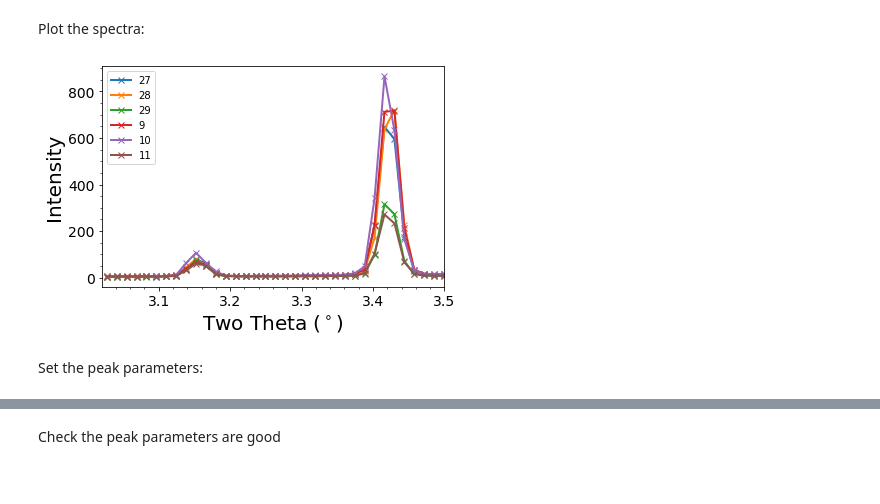
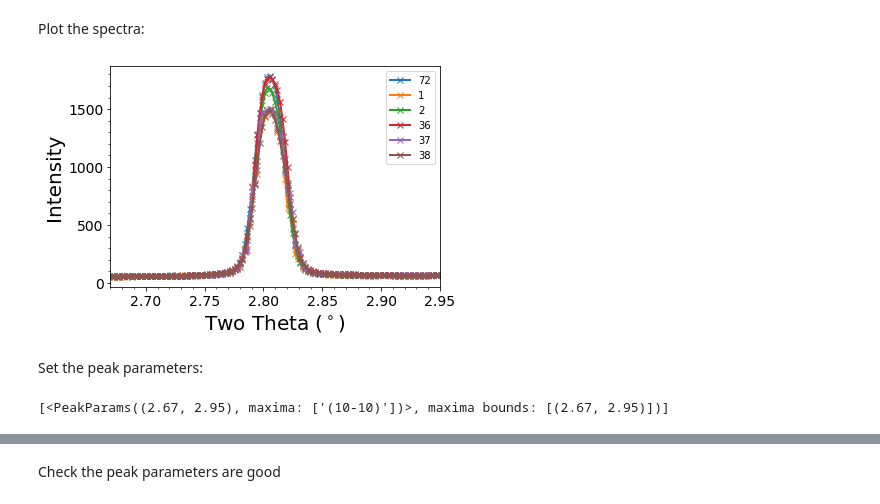
Before and after one commit to LightForm-group/xrdfit-two-phase-hot-deformation-analysis, a Jupyter notebook: notebooks/set-experiment-parameters.ipynb, the cells around one changed output, grey strips where cells are left out. Drawn from its saved outputs; the diff is of its cells as text; code cells hidden in the pictures.

Commit message:
Update for fitting DESY 2020 and DESY 2021 data
Update for fitting DESY 2020 and DESY 2021 data

```diff
--- a/notebooks/set-experiment-parameters.ipynb
+++ b/notebooks/set-experiment-parameters.ipynb
@@ -17,8 +20,9 @@ import analysis_functions as analysis
 Rather than type in the full name of each file, it is easier to glob the files and then go through the list.
 # %%
 #data_folder = pathlib.Path("../example_data/caked")
-data_folder = pathlib.Path("../../../SXRD_raw_data/diamond_2017/data_caked/10deg_caked_data_for_SPF/adc_065_TI64_NDload_900C_15mms_ascii/")
-files = sorted(list(data_folder.glob("*.dat")))
+#data_folder = pathlib.Path("../../../SXRD_raw_data/diamond_2017/data_caked/10deg_caked_data_for_SPF/adc_065_TI64_NDload_900C_15mms_ascii/")
+data_folder = pathlib.Path("../../../SXRD_analysis/desy_2020/experiment18b-deformation/caking/")
+files = sorted(list(data_folder.glob("[!._]*.dat")))
 # %% [markdown]
 ## Initial fit
 # %% [markdown]
@@ -39,6 +43,7 @@ spectral_data.plot_polar()
 # %% [markdown]
 Choose the cakes to fit:
 # %%
-cakes_to_fit = [27, 28, 29, 9, 10, 11] # top and bottom slices for 36 cakes
+# cakes_to_fit = [27, 28, 29, 9, 10, 11] # top and bottom slices for 36 cakes
 # cakes_to_fit = [18, 19, 20, 54, 55, 56] # top and bottom slices for 72 cakes
+cakes_to_fit = [72, 1, 2, 36, 37, 38] # top and bottom slices for 72 cakes
 spectral_data.highlight_cakes(cakes_to_fit)
@@ -47,9 +50,57 @@ spectral_data.highlight_cakes(cakes_to_fit)
 # %% [markdown]
 Plot the spectra:
 # %%
-spectral_data.plot(cakes_to_fit, x_range=(3.02, 3.5), show_points=True)
+spectral_data.plot(cakes_to_fit, x_range=(2.67, 2.95), show_points=True)
 # %% [output]
-[figure, old version]
+[figure, new version]
 # %% [markdown]
 Set the peak parameters:
+# %%
+# DESY 2021
+
+peak_params_data = {'peak1':
+                        {'peak_bounds': '2.67, 2.95',
+                        'maxima_names': '(10-10)'},
+#                     'peak2':
+#                         {'peak_bounds': '2.95, 3.3',
+#                         'maxima_names': ['(0002)', '(110)', '(10-11)'],
+#                         'maxima_bounds' : ['3.00, 3.05', '3.04, 3.13', '3.15, 3.23']},
+#                     'peak3':
+#                         {'peak_bounds': '4.03, 4.25',
+#                         'maxima_names': '(10-12)'},
+#                     'peak4':
+#                         {'peak_bounds': '4.25, 4.55',
+#                         'maxima_names': '(200)'},
+#                     'peak5':
+#                         {'peak_bounds': '4.78, 4.94',
+#                         'maxima_names': '(11-20)'},
+#                     'peak6':
+#                         {'peak_bounds': '5.25, 5.5',
+#                         'maxima_names': '(10-13)'},
+#                     'peak6':
+#                         {'peak_bounds': '5.25, 5.5',
+#                         'maxima_names': ['(10-13)', '(211)'],
+#                         'maxima_bounds' : ['0, 0', '0, 0']},
+#                     'peak7':
+#                         {'peak_bounds': '5.51, 5.95',
+#                         'maxima_names': ['(20-20)', '(11-22)', '(20-21)'],
+#                         'maxima_bounds' : ['5.58, 5.63', '5.71, 5.75', '5.78, 5.84']},
+#                     'peak8':
+#                         {'peak_bounds': '5.96, 6.5',
+#                         'maxima_names': ['(0004)', '(220)', '(20-22)'],
+#                         'maxima_bounds' : ['6.04, 6.1', '6.18, 6.25', '6.34, 6.4']},
+#                     'peak8':
+#                         {'peak_bounds': '5.96, 6.17',
+#                         'maxima_names': '(0004)'},
+#                     'peak9':
+#                         {'peak_bounds': '6.15, 6.5',
+#                         'maxima_names': ['(220)', '(20-22)'],
+#                         'maxima_bounds' : ['6.18, 6.25', '6.34, 6.4']},
+                   }
+
+peak_params = peak_params_from_dict(peak_params_data)
+
+print(peak_params)
+# %% [output]
+[<PeakParams((2.67, 2.95), maxima: ['(10-10)'])>, maxima bounds: [(2.67, 2.95)])]
 # %%
```
Also changed, not shown: parts of 32 cells of this notebook, 50 other files.
